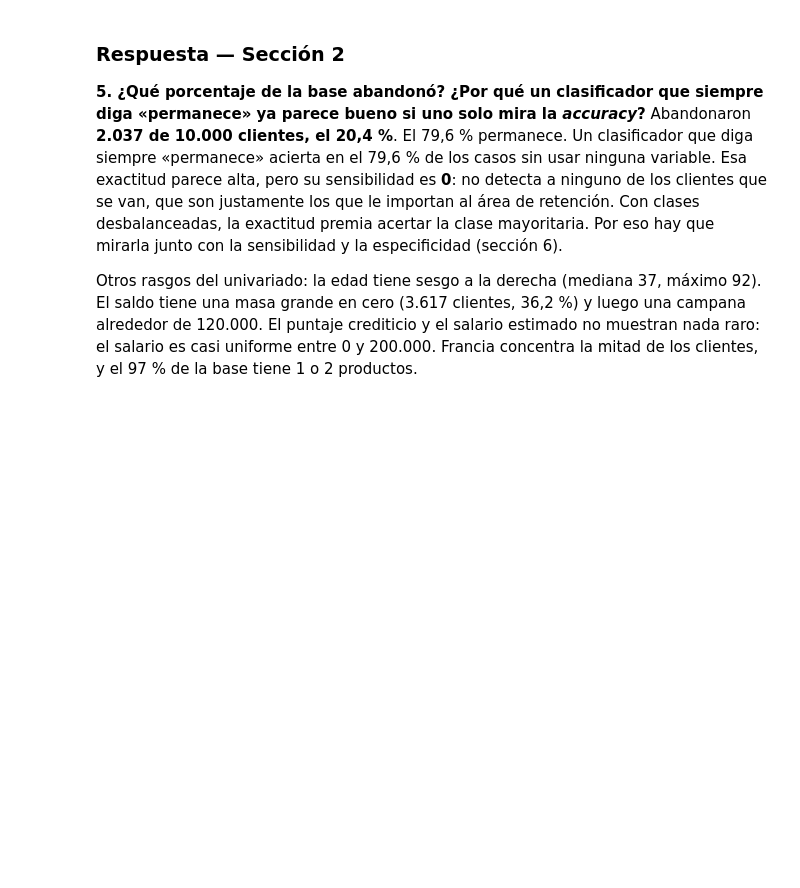
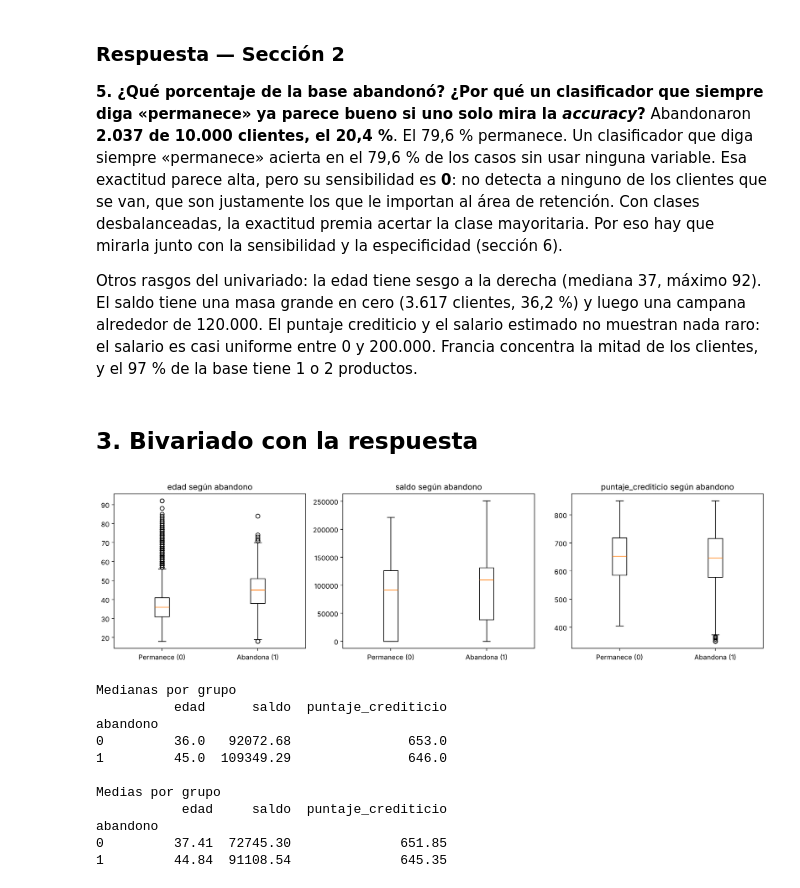
Before and after one commit to tibelclan-bot/Taller-de-regresion-, a Jupyter notebook: Taller_Abandono_Producto_Financiero.ipynb, the cells around one changed output. Saved outputs shown, nothing was run; the diff lists cells and outputs as text; code cells hidden in the pictures; blank space fills up the shorter version.

Commit message:
Punto 3: analisis bivariado

```diff
--- a/Taller_Abandono_Producto_Financiero.ipynb
+++ b/Taller_Abandono_Producto_Financiero.ipynb
@@ -179,3 +179,30 @@ miembro_activo
 Abandonaron **2.037 de 10.000 clientes, el 20,4 %**. El 79,6 % permanece. Un clasificador que diga siempre «permanece» acierta en el 79,6 % de los casos sin usar ninguna variable. Esa exactitud parece alta, pero su sensibilidad es **0**: no detecta a ninguno de los clientes que se van, que son justamente los que le importan al área de retención. Con clases desbalanceadas, la exactitud premia acertar la clase mayoritaria. Por eso hay que mirarla junto con la sensibilidad y la especificidad (sección 6).
 
 Otros rasgos del univariado: la edad tiene sesgo a la derecha (mediana 37, máximo 92). El saldo tiene una masa grande en cero (3.617 clientes, 36,2 %) y luego una campana alrededor de 120.000. El puntaje crediticio y el salario estimado no muestran nada raro: el salario es casi uniforme entre 0 y 200.000. Francia concentra la mitad de los clientes, y el 97 % de la base tiene 1 o 2 productos.
+# %% [markdown]
+## 3. Bivariado con la respuesta
+# %%
+fig, ejes = plt.subplots(1, 3, figsize=(14, 4))
+for ax, v in zip(ejes, ["edad", "saldo", "puntaje_crediticio"]):
+    datos = [df.loc[df["abandono"] == k, v] for k in (0, 1)]
+    ax.boxplot(datos, tick_labels=["Permanece (0)", "Abandona (1)"])
+    ax.set_title(f"{v} según abandono")
+plt.tight_layout(); plt.show()
+
+print("Medianas por grupo")
+print(df.groupby("abandono")[["edad", "saldo", "puntaje_crediticio"]].median())
+print("\nMedias por grupo")
+print(df.groupby("abandono")[["edad", "saldo", "puntaje_crediticio"]].mean().round(2))
+# %% [output]
+[figure, added]
+Medianas por grupo
+          edad      saldo  puntaje_crediticio
+abandono
+0         36.0   92072.68               653.0
+1         45.0  109349.29               646.0
+
+Medias por grupo
+           edad     saldo  puntaje_crediticio
+abandono
+0         37.41  72745.30              651.85
+1         44.84  91108.54              645.35
```
Also changed, not shown: parts of 3 cells of this notebook.
